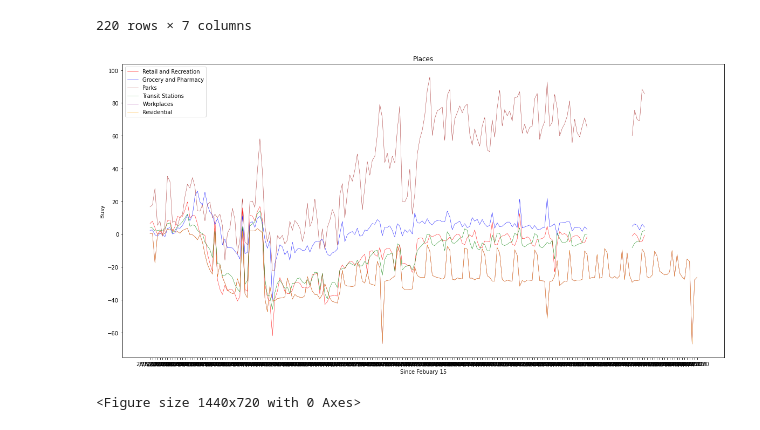
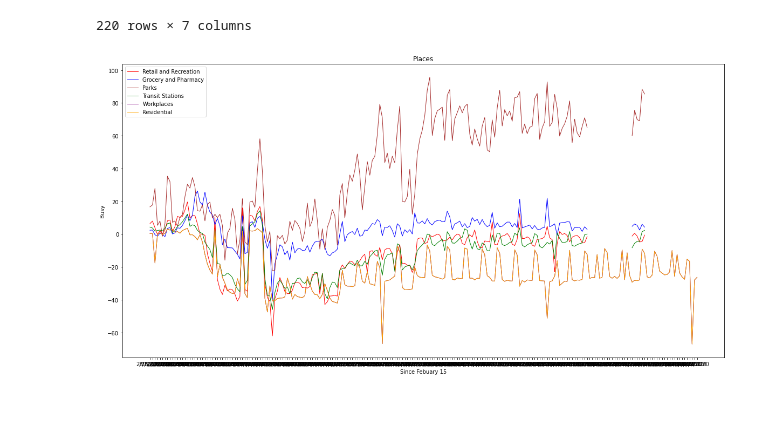
Before and after one commit to geneberry3/First_at_Bat_pratice, a Jupyter notebook: Mobility_Report.ipynb, the cells around one changed output. Cells and saved outputs as stored; diff of their text form; code cells hidden in the pictures.

```diff
--- a/Mobility_Report.ipynb
+++ b/Mobility_Report.ipynb
@@ -72,26 +72,25 @@ date_df
 # %%
 r_r = date_df["Retail and Recreation"]
 g_p = date_df["Grocery and Pharmacy"]
 prks = date_df["Parks"]
 t_s = date_df["Transit Stations"]
 w_p = date_df["Workplaces"]
 rd = date_df["Residential"]
 date = date_df["Date"]
-rr, = plt.plot(date, r_r, color="red", label="Retail and Recreation", linewidth=.5)
-gp, = plt.plot(date, g_p, color="blue", label="Grocery and Pharmacy", linewidth=.5)
-prk, = plt.plot(date, prks, color="brown", label="Parks", linewidth=.5)
-ts, = plt.plot(date, t_s, color="green", label="Transit Stations", linewidth=.5)
-wp, = plt.plot(date, w_p, color="purple", label="Workplaces", linewidth=.5)
-rd, = plt.plot(date, w_p, color="orange", label="Residential", linewidth=.5)
+rr, = plt.plot(date, r_r, color="red", label="Retail and Recreation", linewidth=1)
+gp, = plt.plot(date, g_p, color="blue", label="Grocery and Pharmacy", linewidth=1)
+prk, = plt.plot(date, prks, color="brown", label="Parks", linewidth=1)
+ts, = plt.plot(date, t_s, color="green", label="Transit Stations", linewidth=1)
+wp, = plt.plot(date, w_p, color="purple", label="Workplaces", linewidth=1)
+rd, = plt.plot(date, w_p, color="orange", label="Residential", linewidth=1)
 plt.title("Places")
 plt.xlabel("Since Febuary 15")
 plt.ylabel("Busy")
 plt.legend(loc="best")
 
 from pylab import rcParams
 rcParams['figure.figsize'] = 20, 10
+plt.savefig("places.png")
 plt.show()
-plt.savefig("places.png")
 # %% [output]
-[figure, old version]
+[figure, new version]
-<Figure size 1440x720 with 0 Axes>
```
Also changed, not shown: 1 other file.
